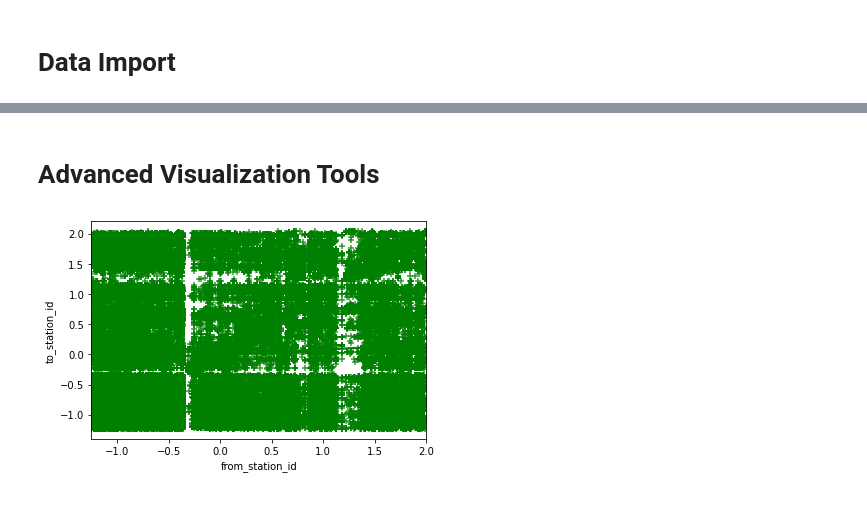
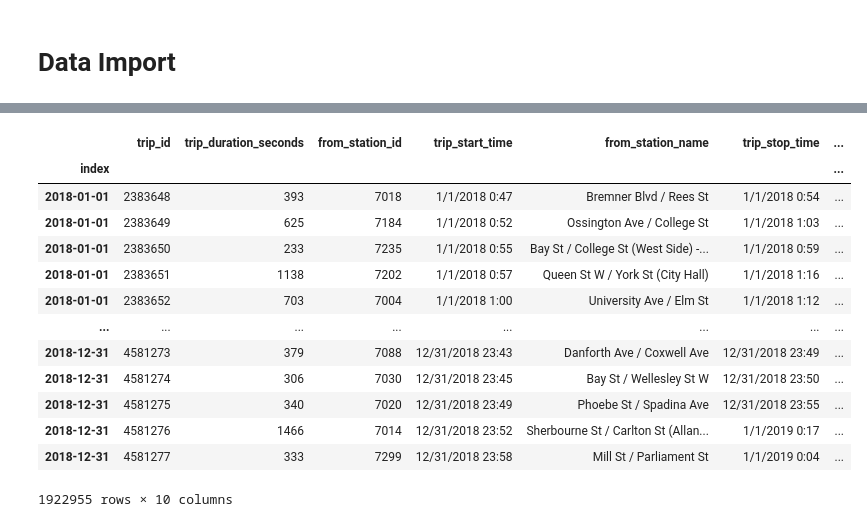
Before and after one commit to Andhi1710/python, a Jupyter notebook: (Andhi_Hamzah)_BikeShare.ipynb, the cells around one changed output, grey strips where cells are left out. Saved outputs shown, nothing was run; the diff lists cells and outputs as text; code cells hidden in the pictures.

```diff
--- a/(Andhi_Hamzah)_BikeShare.ipynb
+++ b/(Andhi_Hamzah)_BikeShare.ipynb
@@ -287,5 +130,0 @@ memory usage: 5.4 MB
-# %%
-df["trip_id"] = (df["trip_id"]-df["trip_id"].min())/(df["trip_id"].max()-df["trip_id"].min())
-df["trip_duration_seconds"] = (df["trip_duration_seconds"]-df["trip_duration_seconds"].min())/(df["trip_duration_seconds"].max()-df["trip_duration_seconds"].min())
-df["from_station_id"] = (df["from_station_id"]-df["from_station_id"].min())/(df["from_station_id"].max()-df["from_station_id"].min())
-df["to_station_id"] = (df["to_station_id"]-df["to_station_id"].min())/(df["to_station_id"].max()-df["to_station_id"].min())
@@ -304,5 +130,0 @@ df.describe()
-# %%
-df["trip_id"] = (df["trip_id"]-df["trip_id"].mean())/df["trip_id"].std()
-df["trip_duration_seconds"] = (df["trip_duration_seconds"]-df["trip_duration_seconds"].mean())/df["trip_duration_seconds"].std()
-df["from_station_id"] = (df["from_station_id"]-df["from_station_id"].mean())/df["from_station_id"].std()
-df["to_station_id"] = (df["to_station_id"]-df["to_station_id"].mean())/df["to_station_id"].std()
@@ -329,3 +130,0 @@ group_names = ['Low', 'Medium', 'High']
-# %%
-df['trip_id-binned'] = pd.cut(df['trip_id'], bins, labels=group_names, include_lowest=True )
-df[['trip_id','trip_id-binned']].head(50)
@@ -427,11 +130,0 @@ Text(0.5, 1.0, 'trip_id bins')
-# %%
-#@title Area Plots
-df.sort_values(['trip_duration_seconds'], ascending=False, axis=0, inplace=True)
-
-# get the top 5 entries
-df_top5 = df.head()
-
-# transpose the dataframe
-df_top5 = df_top5['trip_id'].transpose()
-
-df_top5.head()
@@ -529,8 +131,17 @@ plt.show()
-# %% [markdown]
-# Advanced Visualization Tools
-# %%
-#@title Regression Plots with Seaborn
-import seaborn as sns
-ax = sns.regplot(x='from_station_id', y='to_station_id', data=df, marker='+', color='green')
-# %% [output]
-[figure, removed]
+# %%
+df
+# %% [output]
+|  | trip_id | trip_duration_seconds | from_station_id | trip_start_time | from_station_name | trip_stop_time | ... |
+| index |  |  |  |  |  |  | ... |
+| 2018-01-01 | 2383648 | 393 | 7018 | 1/1/2018 0:47 | Bremner Blvd / Rees St | 1/1/2018 0:54 | ... |
+| 2018-01-01 | 2383649 | 625 | 7184 | 1/1/2018 0:52 | Ossington Ave / College St | 1/1/2018 1:03 | ... |
+| 2018-01-01 | 2383650 | 233 | 7235 | 1/1/2018 0:55 | Bay St / College St (West Side) -... | 1/1/2018 0:59 | ... |
+| 2018-01-01 | 2383651 | 1138 | 7202 | 1/1/2018 0:57 | Queen St W / York St (City Hall) | 1/1/2018 1:16 | ... |
+| 2018-01-01 | 2383652 | 703 | 7004 | 1/1/2018 1:00 | University Ave / Elm St | 1/1/2018 1:12 | ... |
+| ... | ... | ... | ... | ... | ... | ... | ... |
+| 2018-12-31 | 4581273 | 379 | 7088 | 12/31/2018 23:43 | Danforth Ave / Coxwell Ave | 12/31/2018 23:49 | ... |
+| 2018-12-31 | 4581274 | 306 | 7030 | 12/31/2018 23:45 | Bay St / Wellesley St W | 12/31/2018 23:50 | ... |
+| 2018-12-31 | 4581275 | 340 | 7020 | 12/31/2018 23:49 | Phoebe St / Spadina Ave | 12/31/2018 23:55 | ... |
+| 2018-12-31 | 4581276 | 1466 | 7014 | 12/31/2018 23:52 | Sherbourne St / Carlton St (Allan... | 1/1/2019 0:17 | ... |
+| 2018-12-31 | 4581277 | 333 | 7299 | 12/31/2018 23:58 | Mill St / Parliament St | 1/1/2019 0:04 | ... |
+1922955 rows × 10 columns
```
Also changed, not shown: parts of 68 cells of this notebook.
